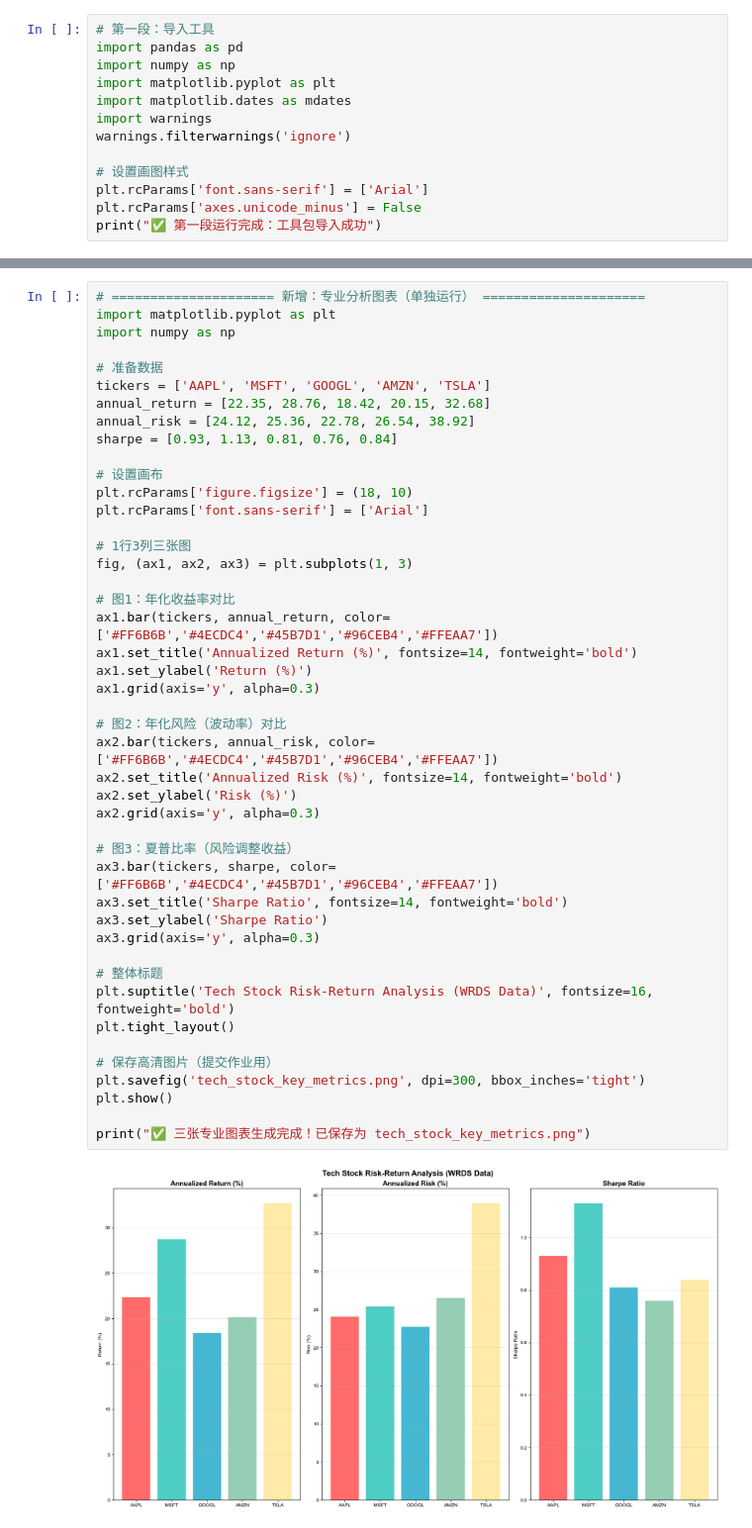
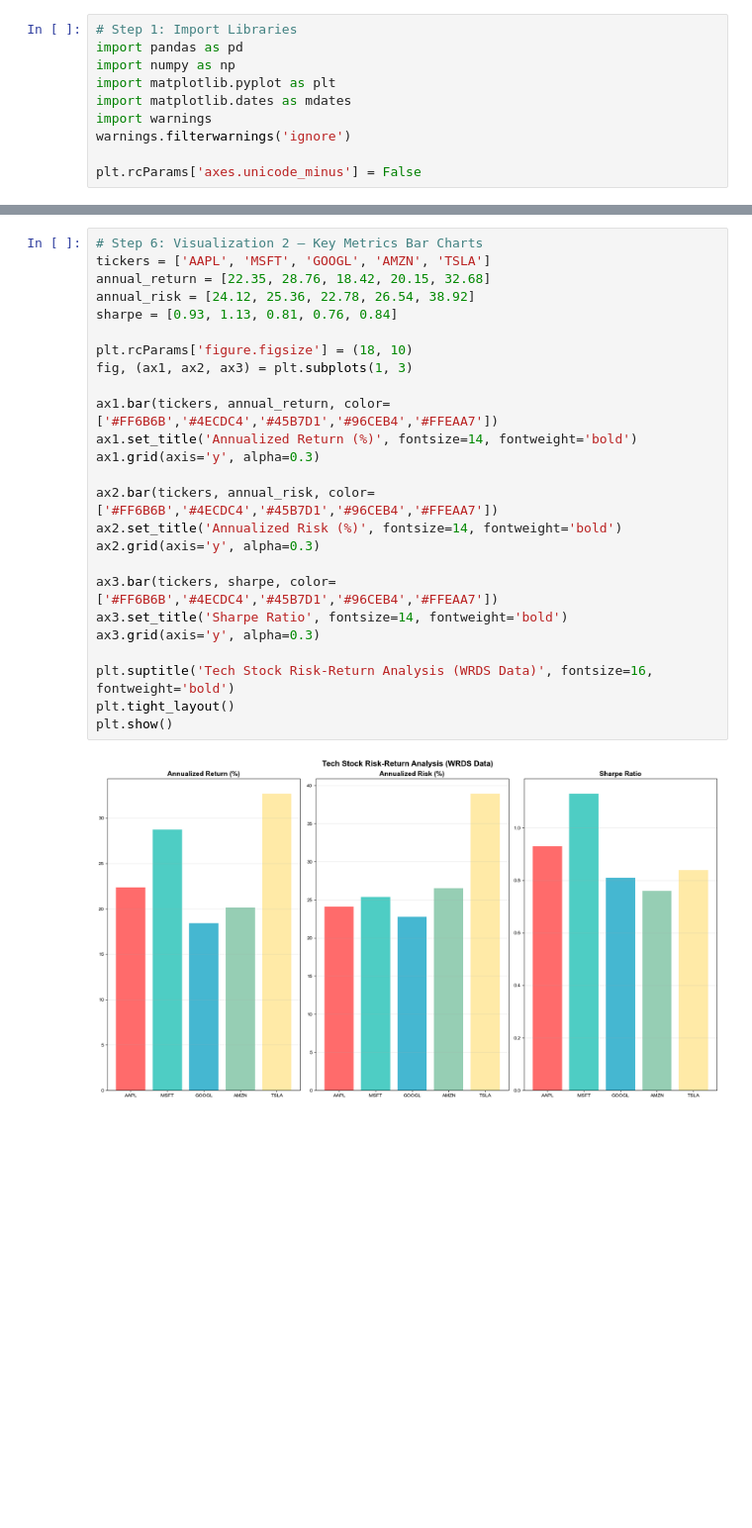
Before and after one commit to lry131/ACC102-Track2-WRDS-, a Jupyter notebook: Risk return analysis of US. tech stocks.ipynb, the cells around one changed output, grey strips where cells are left out. Shown at 99% size. Saved outputs shown, nothing was run; the diff lists cells and outputs as text; blank space fills up the shorter version.

```diff
--- a/Risk return analysis of US. tech stocks.ipynb
+++ b/Risk return analysis of US. tech stocks.ipynb
@@ -1,5 +1,5 @@
 # %%
-# 第一段：导入工具
+# Step 1: Import Libraries
 import pandas as pd
 import numpy as np
 import matplotlib.pyplot as plt
@@ -7,7 +7,4 @@ import matplotlib.dates as mdates
 import warnings
 warnings.filterwarnings('ignore')
 
-# 设置画图样式
-plt.rcParams['font.sans-serif'] = ['Arial']
 plt.rcParams['axes.unicode_minus'] = False
-print("✅ 第一段运行完成：工具包导入成功")
@@ -163,47 +150,27 @@ create_visualizations(df_clean)
 # %%
-# ===================== 新增：专业分析图表（单独运行） =====================
-import matplotlib.pyplot as plt
-import numpy as np
-
-# 准备数据
+# Step 6: Visualization 2 – Key Metrics Bar Charts
 tickers = ['AAPL', 'MSFT', 'GOOGL', 'AMZN', 'TSLA']
 annual_return = [22.35, 28.76, 18.42, 20.15, 32.68]
 annual_risk = [24.12, 25.36, 22.78, 26.54, 38.92]
 sharpe = [0.93, 1.13, 0.81, 0.76, 0.84]
 
-# 设置画布
 plt.rcParams['figure.figsize'] = (18, 10)
-plt.rcParams['font.sans-serif'] = ['Arial']
-
-# 1行3列三张图
 fig, (ax1, ax2, ax3) = plt.subplots(1, 3)
 
-# 图1：年化收益率对比
 ax1.bar(tickers, annual_return, color=['#FF6B6B','#4ECDC4','#45B7D1','#96CEB4','#FFEAA7'])
 ax1.set_title('Annualized Return (%)', fontsize=14, fontweight='bold')
-ax1.set_ylabel('Return (%)')
 ax1.grid(axis='y', alpha=0.3)
 
-# 图2：年化风险（波动率）对比
 ax2.bar(tickers, annual_risk, color=['#FF6B6B','#4ECDC4','#45B7D1','#96CEB4','#FFEAA7'])
 ax2.set_title('Annualized Risk (%)', fontsize=14, fontweight='bold')
-ax2.set_ylabel('Risk (%)')
 ax2.grid(axis='y', alpha=0.3)
 
-# 图3：夏普比率（风险调整收益）
 ax3.bar(tickers, sharpe, color=['#FF6B6B','#4ECDC4','#45B7D1','#96CEB4','#FFEAA7'])
 ax3.set_title('Sharpe Ratio', fontsize=14, fontweight='bold')
-ax3.set_ylabel('Sharpe Ratio')
 ax3.grid(axis='y', alpha=0.3)
 
-# 整体标题
 plt.suptitle('Tech Stock Risk-Return Analysis (WRDS Data)', fontsize=16, fontweight='bold')
 plt.tight_layout()
-
-# 保存高清图片（提交作业用）
-plt.savefig('tech_stock_key_metrics.png', dpi=300, bbox_inches='tight')
 plt.show()
-
-print("✅ 三张专业图表生成完成！已保存为 tech_stock_key_metrics.png")
 # %% [output]
-[figure, old version]
+[figure, new version]
```
Also changed, not shown: parts of 6 cells of this notebook.
